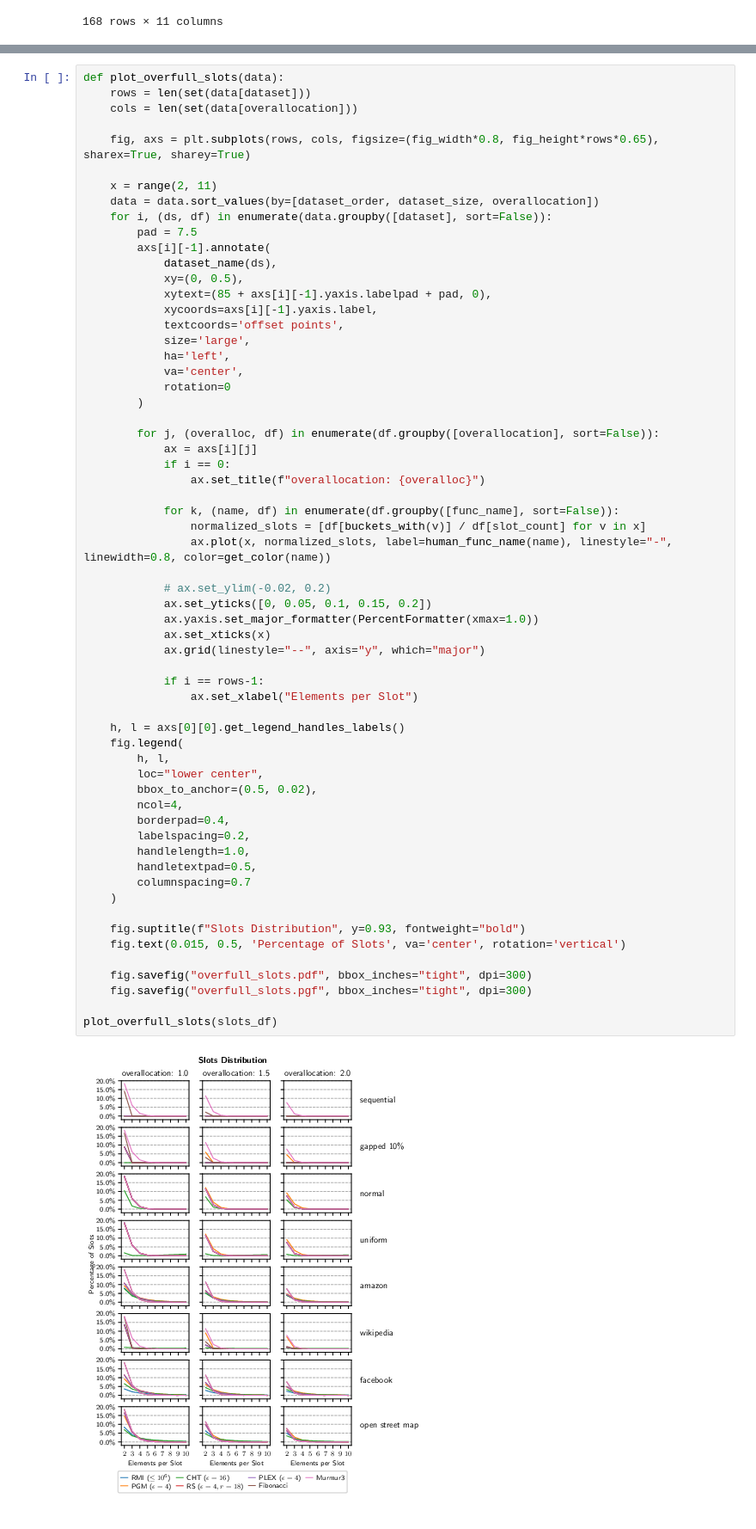
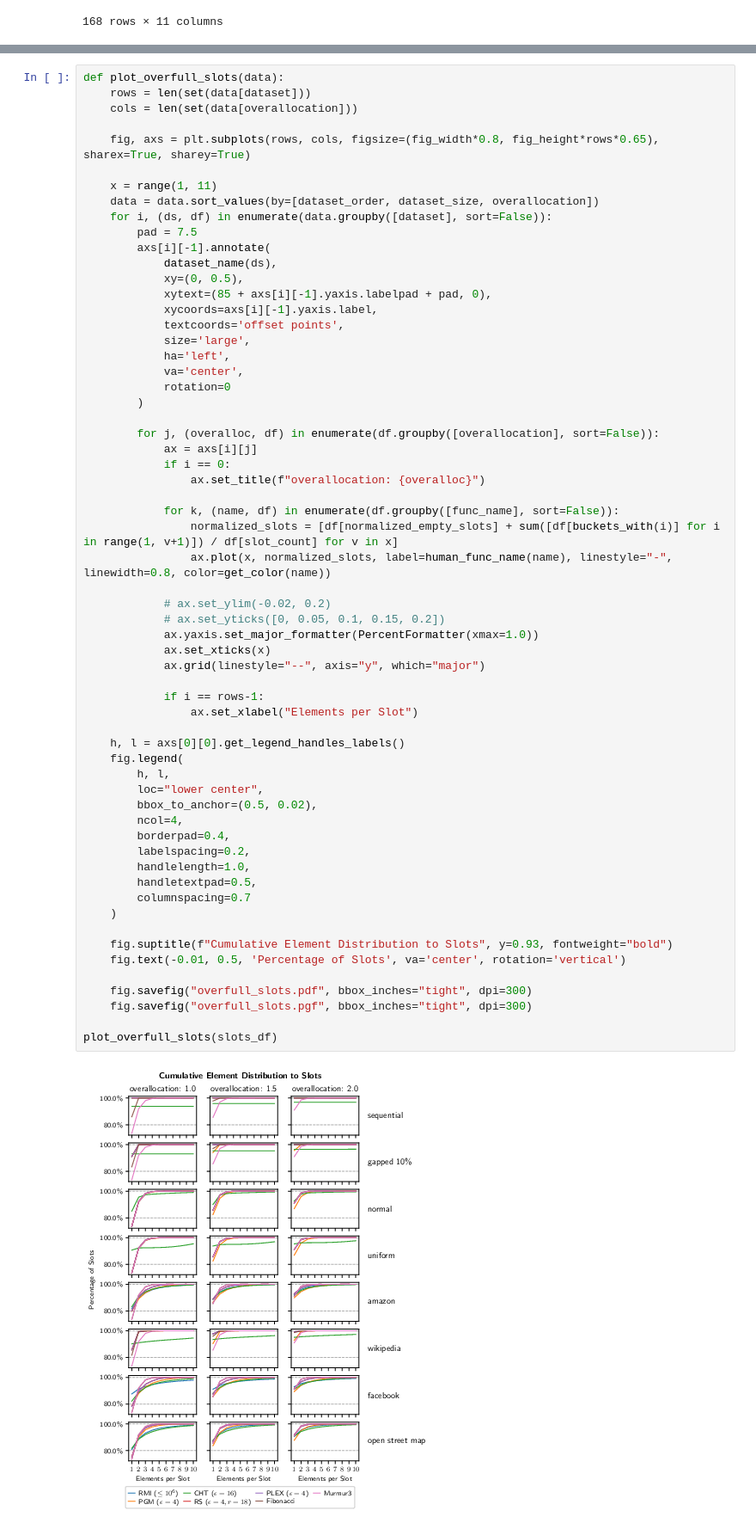
Before and after one commit to IlariaPilo/hashtable, a Jupyter notebook: results/plots.ipynb, the cells around one changed output, grey strips where cells are left out. Shown: that part at 86% size. Drawn from its saved outputs; the diff is of its cells as text.

Commit message:
change slots distribution to cumulative

```diff
--- a/results/plots.ipynb
+++ b/results/plots.ipynb
@@ -266,7 +266,7 @@ def plot_overfull_slots(data):
 
     fig, axs = plt.subplots(rows, cols, figsize=(fig_width*0.8, fig_height*rows*0.65), sharex=True, sharey=True)
 
-    x = range(2, 11)
+    x = range(1, 11)
     data = data.sort_values(by=[dataset_order, dataset_size, overallocation])
     for i, (ds, df) in enumerate(data.groupby([dataset], sort=False)):
         pad = 7.5
@@ -288,37 +288,37 @@ def plot_overfull_slots(data):
                 ax.set_title(f"overallocation: {overalloc}")
 
             for k, (name, df) in enumerate(df.groupby([func_name], sort=False)):
-                normalized_slots = [df[buckets_with(v)] / df[slot_count] for v in x]
+                normalized_slots = [df[normalized_empty_slots] + sum([df[buckets_with(i)] for i in range(1, v+1)]) / df[slot_count] for v in x]
                 ax.plot(x, normalized_slots, label=human_func_name(name), linestyle="-", linewidth=0.8, color=get_color(name))
 
             # ax.set_ylim(-0.02, 0.2)
-            ax.set_yticks([0, 0.05, 0.1, 0.15, 0.2])
+            # ax.set_yticks([0, 0.05, 0.1, 0.15, 0.2])
             ax.yaxis.set_major_formatter(PercentFormatter(xmax=1.0))
             ax.set_xticks(x)
             ax.grid(linestyle="--", axis="y", which="major")
 
             if i == rows-1:
                 ax.set_xlabel("Elements per Slot")
 
     h, l = axs[0][0].get_legend_handles_labels()
     fig.legend(
         h, l,
         loc="lower center",
         bbox_to_anchor=(0.5, 0.02),
         ncol=4,
         borderpad=0.4,
         labelspacing=0.2,
         handlelength=1.0,
         handletextpad=0.5,
         columnspacing=0.7
     )
 
-    fig.suptitle(f"Slots Distribution", y=0.93, fontweight="bold")
-    fig.text(0.015, 0.5, 'Percentage of Slots', va='center', rotation='vertical')
+    fig.suptitle(f"Cumulative Element Distribution to Slots", y=0.93, fontweight="bold")
+    fig.text(-0.01, 0.5, 'Percentage of Slots', va='center', rotation='vertical')
 
     fig.savefig("overfull_slots.pdf", bbox_inches="tight", dpi=300)
     fig.savefig("overfull_slots.pgf", bbox_inches="tight", dpi=300)
 
 plot_overfull_slots(slots_df)
 # %% [output]
-[figure, old version]
+[figure, new version]
```
